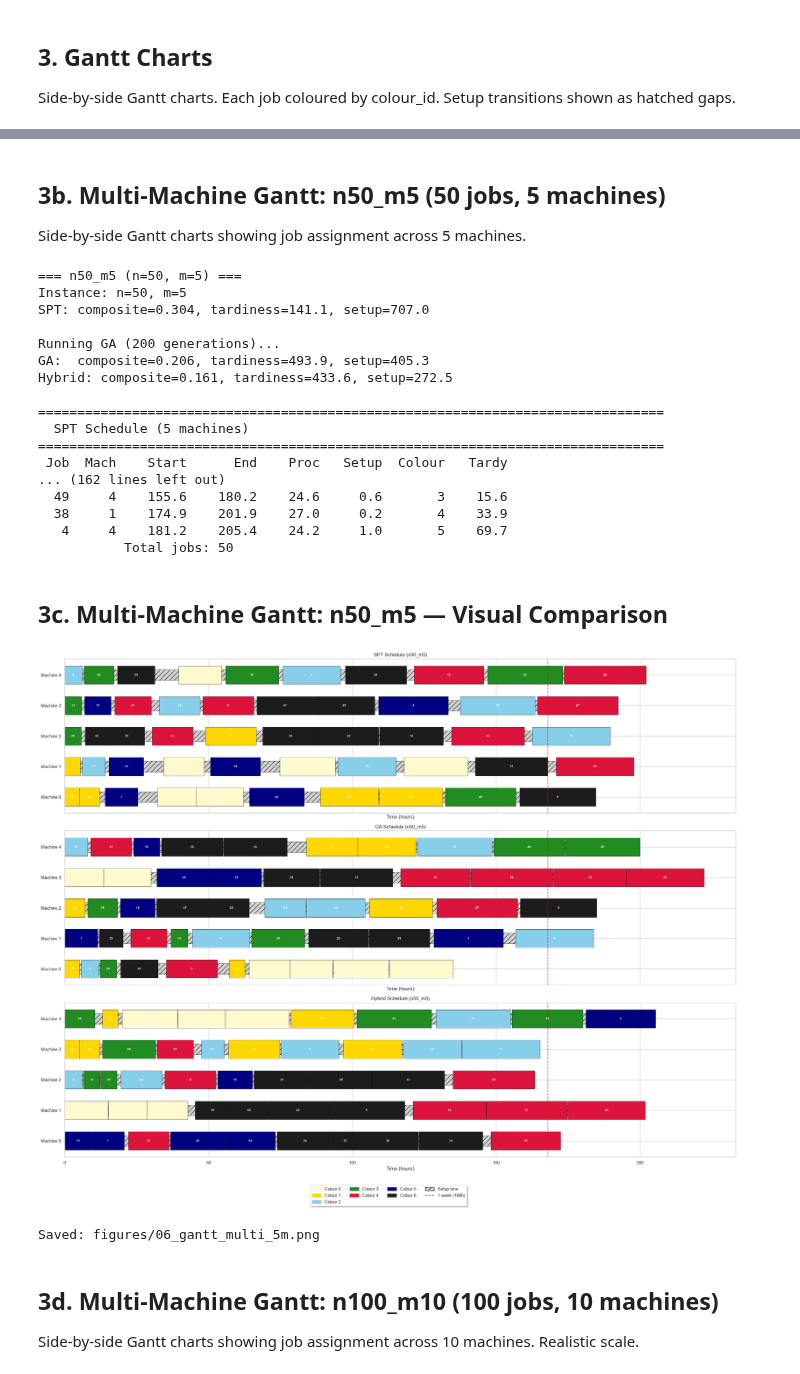
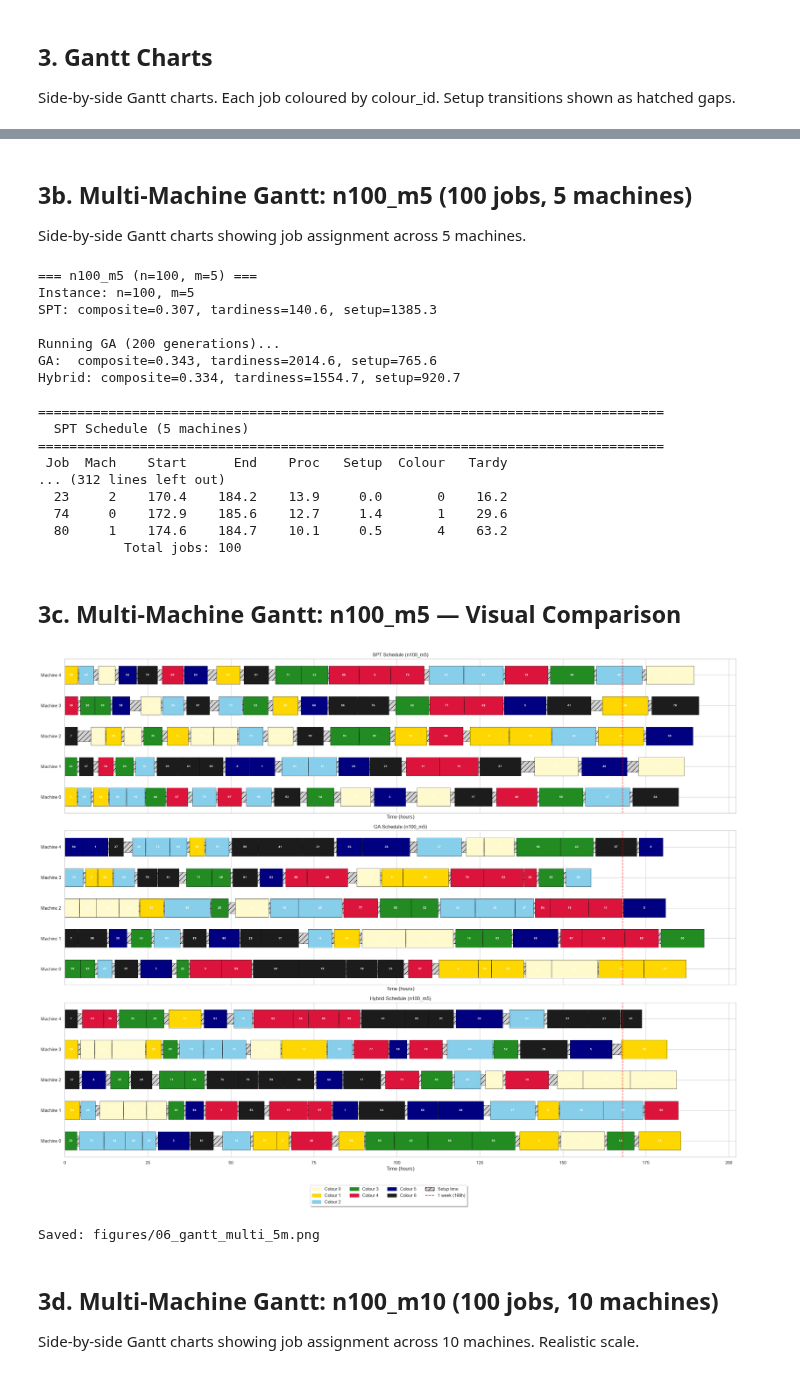
Before and after one commit to Gogula11/Dissertation, a Jupyter notebook: notebooks/06_visualisations.ipynb, the cells around one changed output, grey strips where cells are left out. Saved outputs shown, nothing was run; the diff lists cells and outputs as text; code cells hidden in the pictures.

```diff
--- a/notebooks/06_visualisations.ipynb
+++ b/notebooks/06_visualisations.ipynb
@@ -120,72 +119,72 @@ print("Saved: figures/06_gantt_comparison.png")
 Saved: figures/06_gantt_comparison.png
 # %% [markdown]
-## 3b. Multi-Machine Gantt: n50_m5 (50 jobs, 5 machines)
+## 3b. Multi-Machine Gantt: n100_m5 (100 jobs, 5 machines)
 
 Side-by-side Gantt charts showing job assignment across 5 machines.
 # %%
-print("\n=== n50_m5 (n=50, m=5) ===")
-inst_5m = generate_instance(n=50, m=5, seed=0)
-print(f"Instance: n={inst_5m['n']}, m={inst_5m['m']}")
+print('\n=== n100_m5 (n=100, m=5) ===')
+inst_5m = generate_instance(n=100, m=5, seed=30)
+print(f'Instance: n={inst_5m["n"]}, m={inst_5m["m"]}')
 
 # Run SPT
 spt_sigma_5m = spt(inst_5m)
 f1s, f2s = estimate_scales(inst_5m)
 spt_result_5m = evaluate(spt_sigma_5m, inst_5m, alpha=0.5, f1_scale=f1s, f2_scale=f2s)
 spt_result_5m['best_sigma'] = spt_sigma_5m
-print(f"SPT: composite={spt_result_5m['composite']:.3f}, tardiness={spt_result_5m['weighted_tardiness']:.1f}, setup={spt_result_5m['setup_cost']:.1f}")
+print(f'SPT: composite={spt_result_5m["composite"]:.3f}, tardiness={spt_result_5m["weighted_tardiness"]:.1f}, setup={spt_result_5m["setup_cost"]:.1f}')
 
 # Run GA (200 gens, seed=0)
-print("\nRunning GA (200 generations)...")
+print('\nRunning GA (200 generations)...')
 ga_result_5m = run_ga(inst_5m, n_gen=200, pop_size=100, seed=0, verbose=False)
-print(f"GA:  composite={ga_result_5m['best_fitness']:.3f}, tardiness={ga_result_5m['weighted_tardiness']:.1f}, setup={ga_result_5m['setup_cost']:.1f}")
+print(f'GA:  composite={ga_result_5m["best_fitness"]:.3f}, tardiness={ga_result_5m["weighted_tardiness"]:.1f}, setup={ga_result_5m["setup_cost"]:.1f}')
 
 # Run Hybrid
-if hybrid_result is not None:  # reuse model loaded earlier
+if hybrid_result is not None:
     hybrid_result_5m = run_hybrid(inst_5m, model, seed=0)
-    print(f"Hybrid: composite={hybrid_result_5m['composite']:.3f}, tardiness={hybrid_result_5m['weighted_tardiness']:.1f}, setup={hybrid_result_5m['setup_cost']:.1f}")
+    print(f'Hybrid: composite={hybrid_result_5m["composite"]:.3f}, tardiness={hybrid_result_5m["weighted_tardiness"]:.1f}, setup={hybrid_result_5m["setup_cost"]:.1f}')
 else:
     hybrid_result_5m = None
-    print("⚠ No trained model found.")
+    print('\u26a0 No trained model found.')
 
 # Print schedule tables
-print_schedule(extract_schedule(spt_result_5m['best_sigma'], inst_5m), "SPT Schedule (5 machines)")
-print_schedule(extract_schedule(ga_result_5m['best_sigma'], inst_5m), "GA Schedule (5 machines)")
+print_schedule(extract_schedule(spt_result_5m['best_sigma'], inst_5m), 'SPT Schedule (5 machines)')
+print_schedule(extract_schedule(ga_result_5m['best_sigma'], inst_5m), 'GA Schedule (5 machines)')
 if hybrid_result_5m is not None:
-    print_schedule(extract_schedule(hybrid_result_5m['best_sigma'], inst_5m), "Hybrid Schedule (5 machines)")
+    print_schedule(extract_schedule(hybrid_result_5m['best_sigma'], inst_5m), 'Hybrid Schedule (5 machines)')
 # %% [output]
-=== n50_m5 (n=50, m=5) ===
-Instance: n=50, m=5
-SPT: composite=0.304, tardiness=141.1, setup=707.0
+=== n100_m5 (n=100, m=5) ===
+Instance: n=100, m=5
+SPT: composite=0.307, tardiness=140.6, setup=1385.3
 
 Running GA (200 generations)...
-GA:  composite=0.206, tardiness=493.9, setup=405.3
-Hybrid: composite=0.161, tardiness=433.6, setup=272.5
+GA:  composite=0.343, tardiness=2014.6, setup=765.6
+Hybrid: composite=0.334, tardiness=1554.7, setup=920.7
 
 ================================================================================
   SPT Schedule (5 machines)
 ================================================================================
  Job  Mach    Start      End    Proc   Setup  Colour   Tardy
-... (162 lines left out)
-  49     4    155.6    180.2    24.6     0.6       3    15.6
-  38     1    174.9    201.9    27.0     0.2       4    33.9
-   4     4    181.2    205.4    24.2     1.0       5    69.7
-           Total jobs: 50
+... (312 lines left out)
+  23     2    170.4    184.2    13.9     0.0       0    16.2
+  74     0    172.9    185.6    12.7     1.4       1    29.6
+  80     1    174.6    184.7    10.1     0.5       4    63.2
+           Total jobs: 100
 # %% [markdown]
-## 3c. Multi-Machine Gantt: n50_m5 — Visual Comparison
+## 3c. Multi-Machine Gantt: n100_m5 — Visual Comparison
 # %%
 fig, axes = plt.subplots(3, 1, figsize=(24, 18), sharex=True)
 fig.subplots_adjust(top=0.95, hspace=0.35)
-plot_gantt(spt_result_5m['best_sigma'], inst_5m, title="SPT Schedule (n50_m5)", ax=axes[0], add_legend=False)
-plot_gantt(ga_result_5m['best_sigma'], inst_5m, title="GA Schedule (n50_m5)", ax=axes[1], add_legend=False)
+plot_gantt(spt_result_5m['best_sigma'], inst_5m, title='SPT Schedule (n100_m5)', ax=axes[0], add_legend=False)
+plot_gantt(ga_result_5m['best_sigma'], inst_5m, title='GA Schedule (n100_m5)', ax=axes[1], add_legend=False)
 if hybrid_result_5m is not None:
-    plot_gantt(hybrid_result_5m['best_sigma'], inst_5m, title="Hybrid Schedule (n50_m5)", ax=axes[2])
+    plot_gantt(hybrid_result_5m['best_sigma'], inst_5m, title='Hybrid Schedule (n100_m5)', ax=axes[2])
 
 plt.tight_layout()
-plt.savefig(os.path.join(root, "figures/06_gantt_multi_5m.png"), dpi=150, bbox_inches="tight")
+plt.savefig(os.path.join(root, 'figures/06_gantt_multi_5m.png'), dpi=150, bbox_inches='tight')
 plt.show()
-print("Saved: figures/06_gantt_multi_5m.png")
+print('Saved: figures/06_gantt_multi_5m.png')
 # %% [output]
-[figure, old version]
+[figure, new version]
 Saved: figures/06_gantt_multi_5m.png
 # %% [markdown]
 ## 3d. Multi-Machine Gantt: n100_m10 (100 jobs, 10 machines)
```
Also changed, not shown: parts of 9 cells of this notebook, 27 other files.
